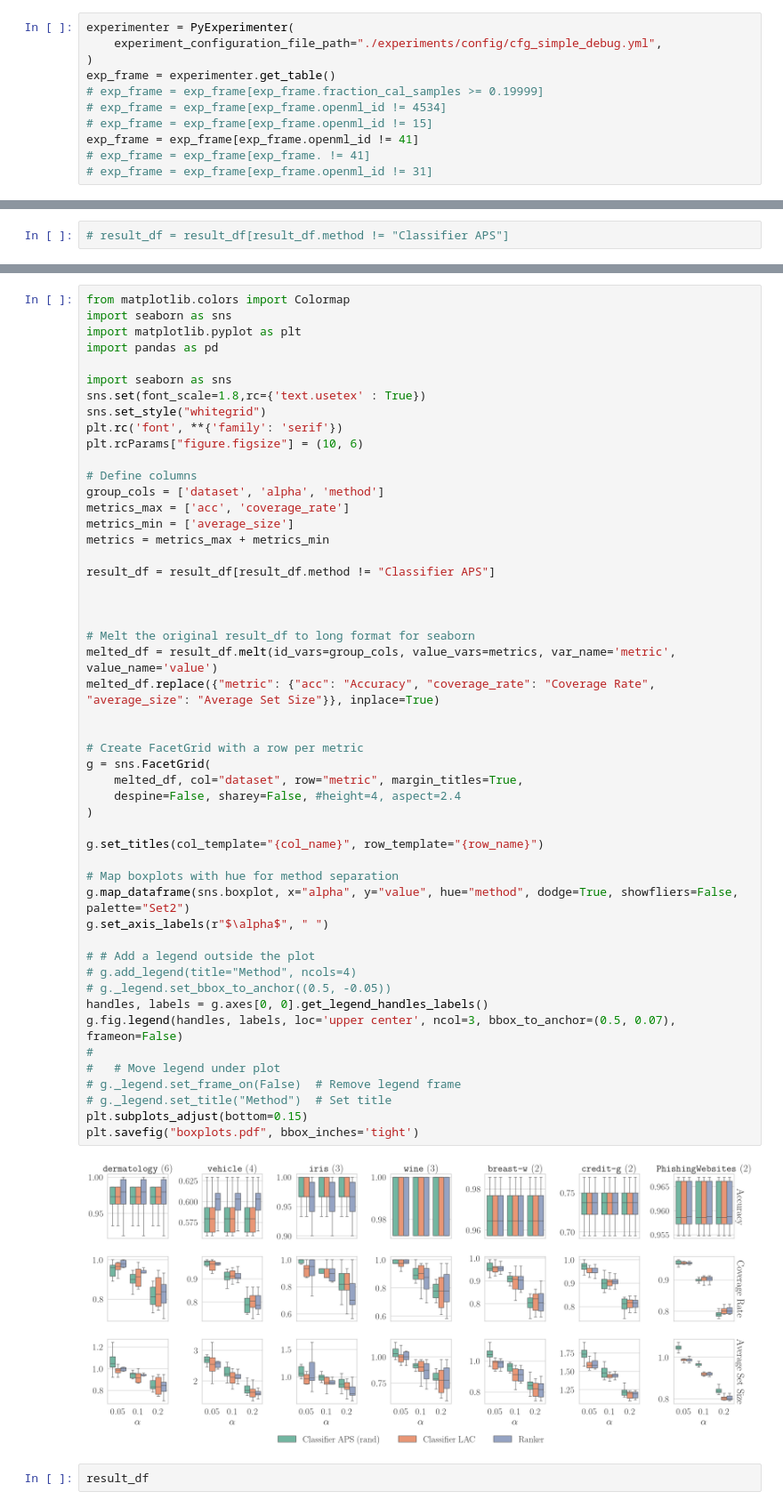
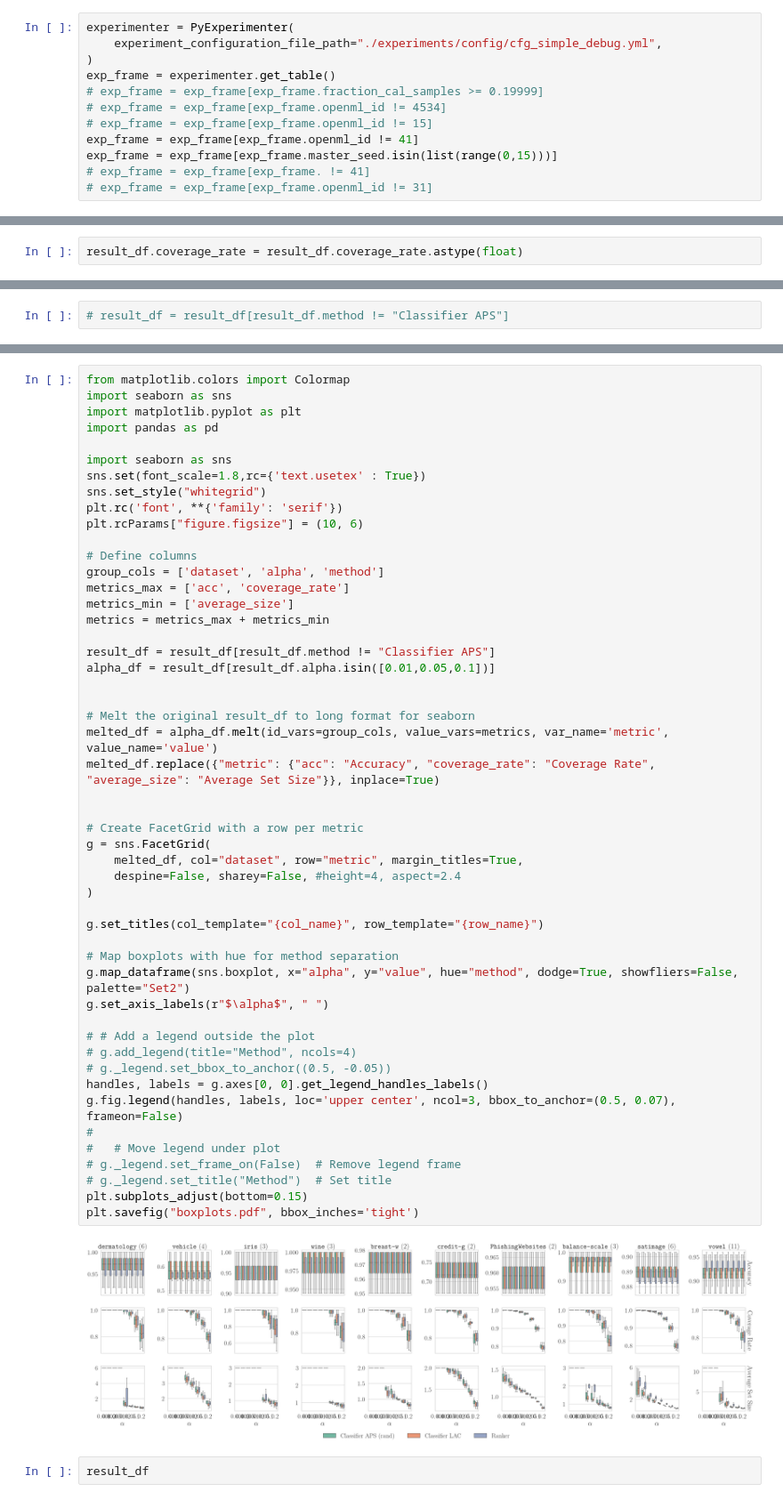
Before and after one commit to yunjinnkim/preference-based-cp, a Jupyter notebook: experiments/evaluation simple.ipynb, the cells around one changed output, grey strips where cells are left out. Shown at 89% size. Cells and saved outputs as stored; diff of their text form.

```diff
--- a/experiments/evaluation simple.ipynb
+++ b/experiments/evaluation simple.ipynb
@@ -43,6 +43,7 @@ exp_frame = experimenter.get_table()
 # exp_frame = exp_frame[exp_frame.openml_id != 4534]
 # exp_frame = exp_frame[exp_frame.openml_id != 15]
 exp_frame = exp_frame[exp_frame.openml_id != 41]
+exp_frame = exp_frame[exp_frame.master_seed.isin(list(range(0,15)))]
 # exp_frame = exp_frame[exp_frame. != 41]
 # exp_frame = exp_frame[exp_frame.openml_id != 31]
 # %% [output]
@@ -88,3 +74,5 @@ Name: conformity_score, Length: 840, dtype: object
+# %%
+result_df.coverage_rate = result_df.coverage_rate.astype(float)
 # %%
 result_df.columns
 # %% [output]
@@ -245,39 +237,39 @@ metrics_min = ['average_size']
 metrics = metrics_max + metrics_min
 
 result_df = result_df[result_df.method != "Classifier APS"]
-
+alpha_df = result_df[result_df.alpha.isin([0.01,0.05,0.1])]
 
 
 # Melt the original result_df to long format for seaborn
-melted_df = result_df.melt(id_vars=group_cols, value_vars=metrics, var_name='metric', value_name='value')
+melted_df = alpha_df.melt(id_vars=group_cols, value_vars=metrics, var_name='metric', value_name='value')
 melted_df.replace({"metric": {"acc": "Accuracy", "coverage_rate": "Coverage Rate", "average_size": "Average Set Size"}}, inplace=True)
 
 
 # Create FacetGrid with a row per metric
 g = sns.FacetGrid(
     melted_df, col="dataset", row="metric", margin_titles=True,
     despine=False, sharey=False, #height=4, aspect=2.4
 )
 
 g.set_titles(col_template="{col_name}", row_template="{row_name}")
 
 # Map boxplots with hue for method separation
 g.map_dataframe(sns.boxplot, x="alpha", y="value", hue="method", dodge=True, showfliers=False, palette="Set2")
 g.set_axis_labels(r"$\alpha$", " ")
 
 # # Add a legend outside the plot
 # g.add_legend(title="Method", ncols=4)
 # g._legend.set_bbox_to_anchor((0.5, -0.05))
 handles, labels = g.axes[0, 0].get_legend_handles_labels()
 g.fig.legend(handles, labels, loc='upper center', ncol=3, bbox_to_anchor=(0.5, 0.07), frameon=False)
 #
 #   # Move legend under plot
 # g._legend.set_frame_on(False)  # Remove legend frame
 # g._legend.set_title("Method")  # Set title
 plt.subplots_adjust(bottom=0.15)
 plt.savefig("boxplots.pdf", bbox_inches='tight')
 # %% [output]
-[figure, old version]
+[figure, new version]
 # %%
 result_df
 # %% [output]
```
Also changed, not shown: parts of 3 cells of this notebook, 3 other files.
